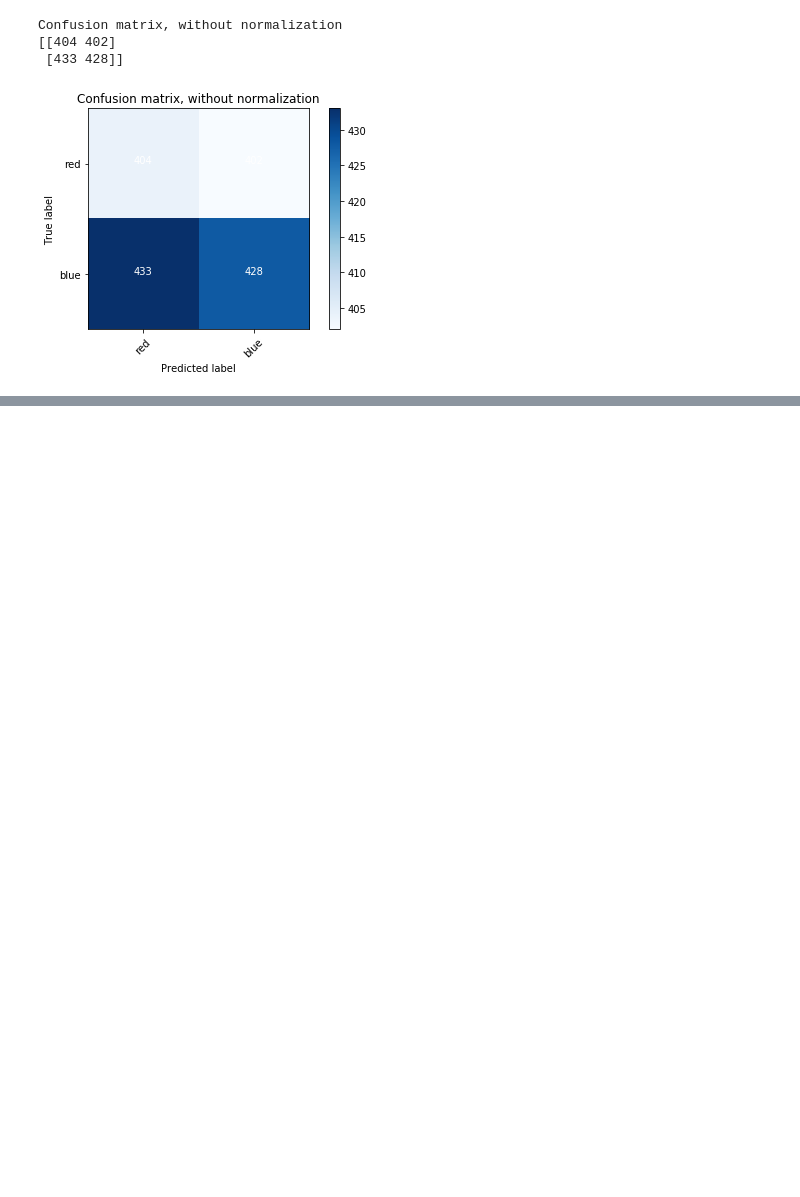
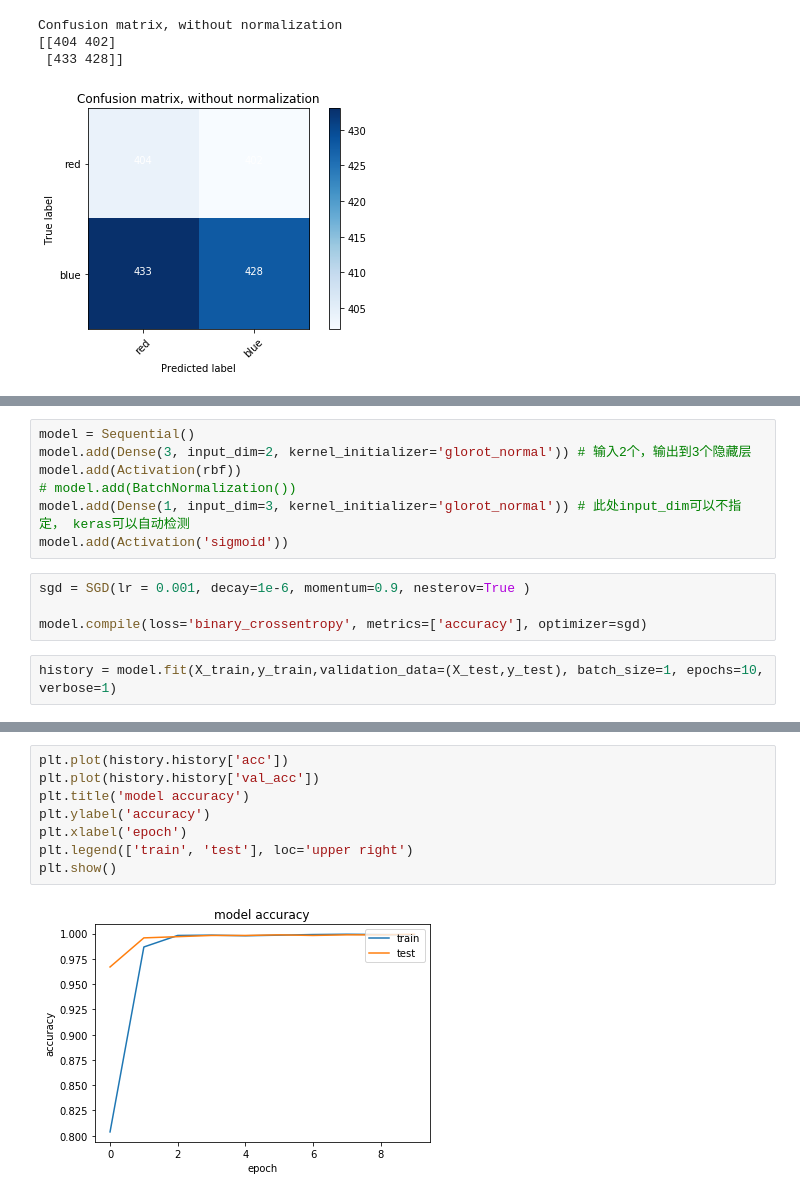
Before and after one commit to davidkorea/deeplearning, a Jupyter notebook: keras.ipynb, the cells around one changed output, grey strips where cells are left out. Drawn from its saved outputs; the diff is of its cells as text; blank space fills up the shorter version.

```diff
--- a/keras.ipynb
+++ b/keras.ipynb
@@ -205,0 +231,13 @@ Neural Network with Nonlinear Activation
+# %%
+model = Sequential()
+model.add(Dense(3, input_dim=2, kernel_initializer='glorot_normal')) # 输入2个，输出到3个隐藏层
+model.add(Activation(rbf))
+# model.add(BatchNormalization())
+model.add(Dense(1, input_dim=3, kernel_initializer='glorot_normal')) # 此处input_dim可以不指定， keras可以自动检测
+model.add(Activation('sigmoid'))
+# %%
+sgd = SGD(lr = 0.001, decay=1e-6, momentum=0.9, nesterov=True )
+
+model.compile(loss='binary_crossentropy', metrics=['accuracy'], optimizer=sgd)
+# %%
+history = model.fit(X_train,y_train,validation_data=(X_test,y_test), batch_size=1, epochs=10, verbose=1)
@@ -205,0 +262,10 @@ Neural Network with Nonlinear Activation
+# %%
+plt.plot(history.history['acc'])
+plt.plot(history.history['val_acc'])
+plt.title('model accuracy')
+plt.ylabel('accuracy')
+plt.xlabel('epoch')
+plt.legend(['train', 'test'], loc='upper right')
+plt.show()
+# %% [output]
+[figure, added]
```
Also changed, not shown: parts of 9 cells of this notebook.
